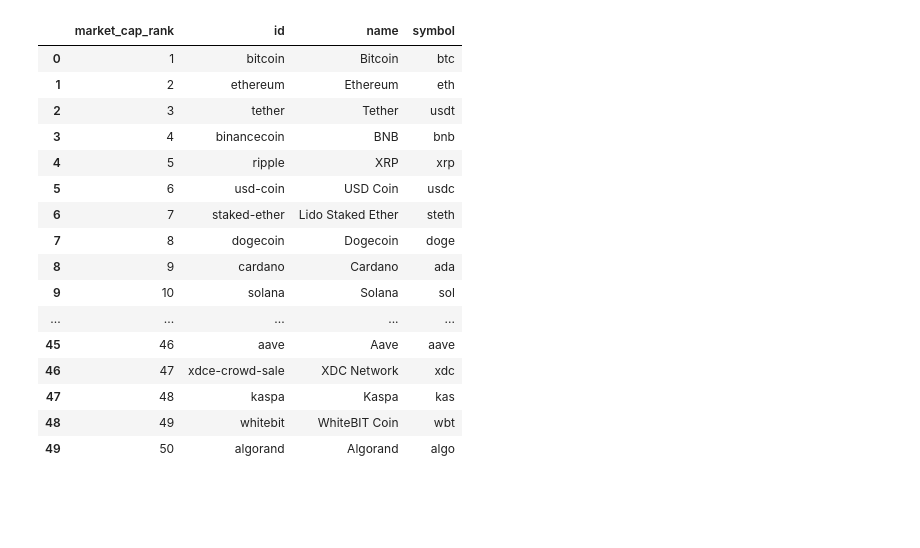
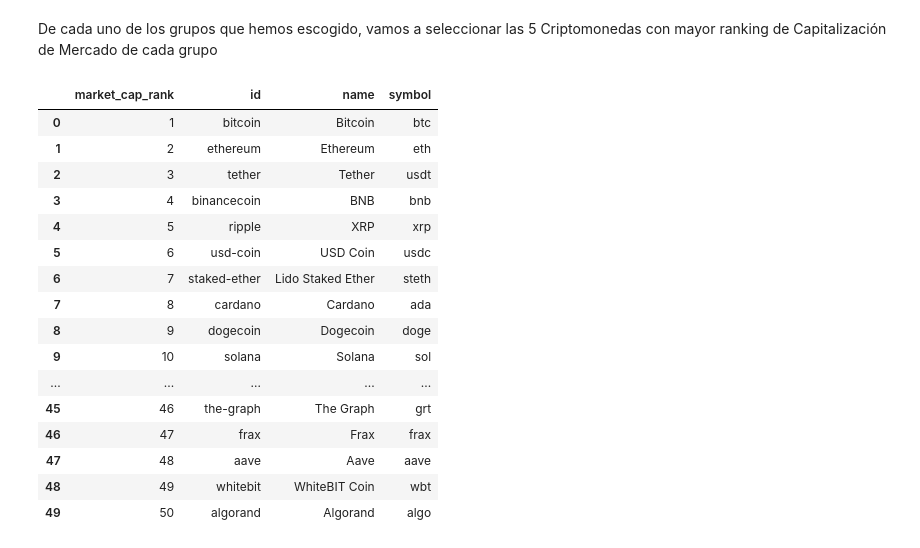
Before and after one commit to BrianMasat/ProjectDataAnalyst, a Jupyter notebook: ProyectoDataAnalytics/EDA.ipynb, the cells around one changed output. Saved outputs shown, nothing was run; the diff lists cells and outputs as text; code cells hidden in the pictures; blank space fills up the shorter version.

```diff
--- a/ProyectoDataAnalytics/EDA.ipynb
+++ b/ProyectoDataAnalytics/EDA.ipynb
@@ -51,35 +49,34 @@ df_categorias_necesarias
+# %% [markdown]
+De cada uno de los grupos que hemos escogido, vamos a seleccionar las 5 Criptomonedas con mayor ranking de Capitalización de Mercado de cada grupo
 # %%
 # Obtenemos las criptomonedas por market cap rank
 def get_top_coins_by_market_rank(vs_currency: str, num_coins: int):
     coin_markets = cg.get_coins_markets(vs_currency=vs_currency)
     sorted_coins = sorted(coin_markets, key=lambda coin: coin['market_cap_rank'])
     top_coins = sorted_coins[:num_coins]
     df = pd.DataFrame(top_coins, columns=['market_cap_rank', 'id', 'name', 'symbol'])
     return df
 
-if __name__ == '__main__':
-    vs_currency = 'usd'
-    num_coins = 50
-    top_coins_df = get_top_coins_by_market_rank(vs_currency, num_coins)
-
-# top_coins_df.to_csv('top_coins_by_market_cap_rank.csv', index=False)
+vs_currency = 'usd'
+num_coins = 50
+top_coins_df = get_top_coins_by_market_rank(vs_currency, num_coins)
 top_coins_df
 # %% [output]
 |  | market_cap_rank | id | name | symbol |
 | 0 | 1 | bitcoin | Bitcoin | btc |
 | 1 | 2 | ethereum | Ethereum | eth |
 | 2 | 3 | tether | Tether | usdt |
 | 3 | 4 | binancecoin | BNB | bnb |
 | 4 | 5 | ripple | XRP | xrp |
 | 5 | 6 | usd-coin | USD Coin | usdc |
 | 6 | 7 | staked-ether | Lido Staked Ether | steth |
-| 7 | 8 | dogecoin | Dogecoin | doge |
-| 8 | 9 | cardano | Cardano | ada |
+| 7 | 8 | cardano | Cardano | ada |
+| 8 | 9 | dogecoin | Dogecoin | doge |
 | 9 | 10 | solana | Solana | sol |
 | ... | ... | ... | ... | ... |
-| 45 | 46 | aave | Aave | aave |
-| 46 | 47 | xdce-crowd-sale | XDC Network | xdc |
-| 47 | 48 | kaspa | Kaspa | kas |
+| 45 | 46 | the-graph | The Graph | grt |
+| 46 | 47 | frax | Frax | frax |
+| 47 | 48 | aave | Aave | aave |
 | 48 | 49 | whitebit | WhiteBIT Coin | wbt |
 | 49 | 50 | algorand | Algorand | algo |
 # %%
```
Also changed, not shown: parts of 120 cells of this notebook, 40 other files.
